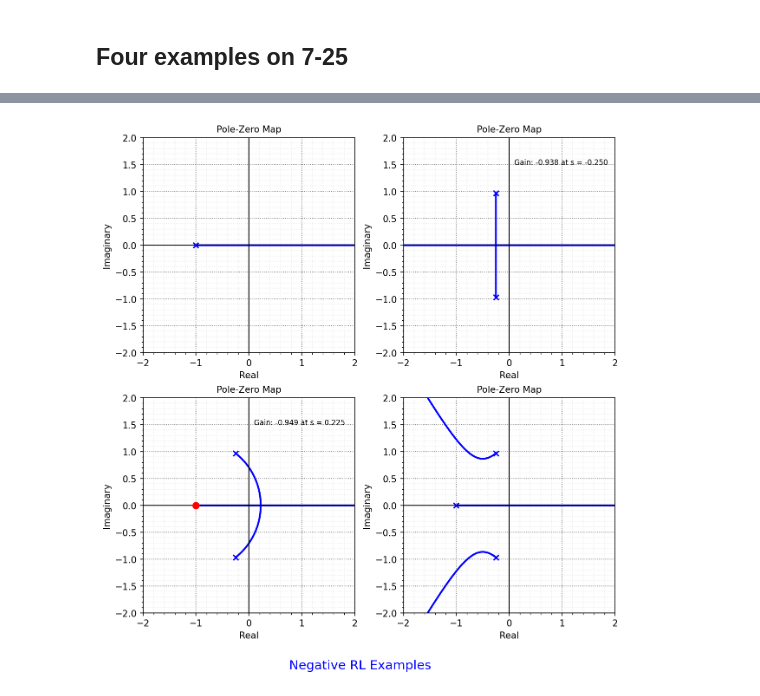
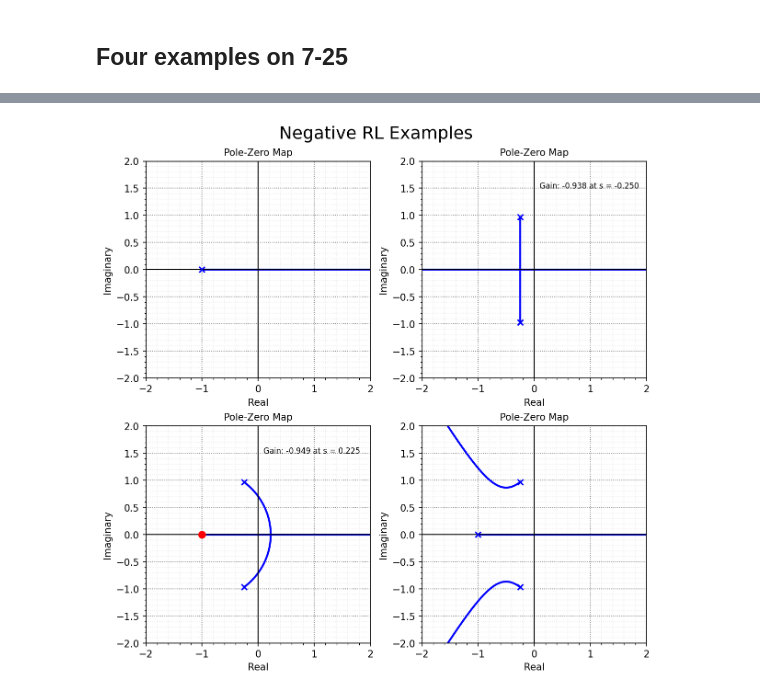
Before and after one commit to mit-acl/16_06_Class, a Jupyter notebook: notebooks/16_06_T7_RL.ipynb, the cells around one changed output, grey strips where cells are left out. Drawn from its saved outputs; the diff is of its cells as text; code cells hidden in the pictures.

```diff
--- a/notebooks/16_06_T7_RL.ipynb
+++ b/notebooks/16_06_T7_RL.ipynb
@@ -411,14 +411,14 @@ plt.show()
 # %%
 G0 = ct.tf((1), np.convolve((1),(1, 1)))
 G1 = ct.tf((1), np.convolve((1,.5,1),(0, 1)))
 G2 = ct.tf((1, 1), np.convolve((1,.5,1),(0, 1)))
 G3 = ct.tf((1), np.convolve((1,.5,1),(1, 1)))
 
 fig, ax = plt.subplots(2,2,figsize=(8, 8),dpi=150,constrained_layout = True)
 systems = [G0, G1, G2, G3]
 quad_rl_plt(systems,ax, standard_locus = False)
-cm.caption("Negative RL Examples",fig)
+plt.suptitle("Negative RL Examples")
 plt.savefig("./figs/Ex9_22n.pdf", dpi=600)
 plt.show()
 # %% [output]
-[figure, old version]
+[figure, new version]
```
Also changed, not shown: parts of 4 cells of this notebook, 1 other file.
